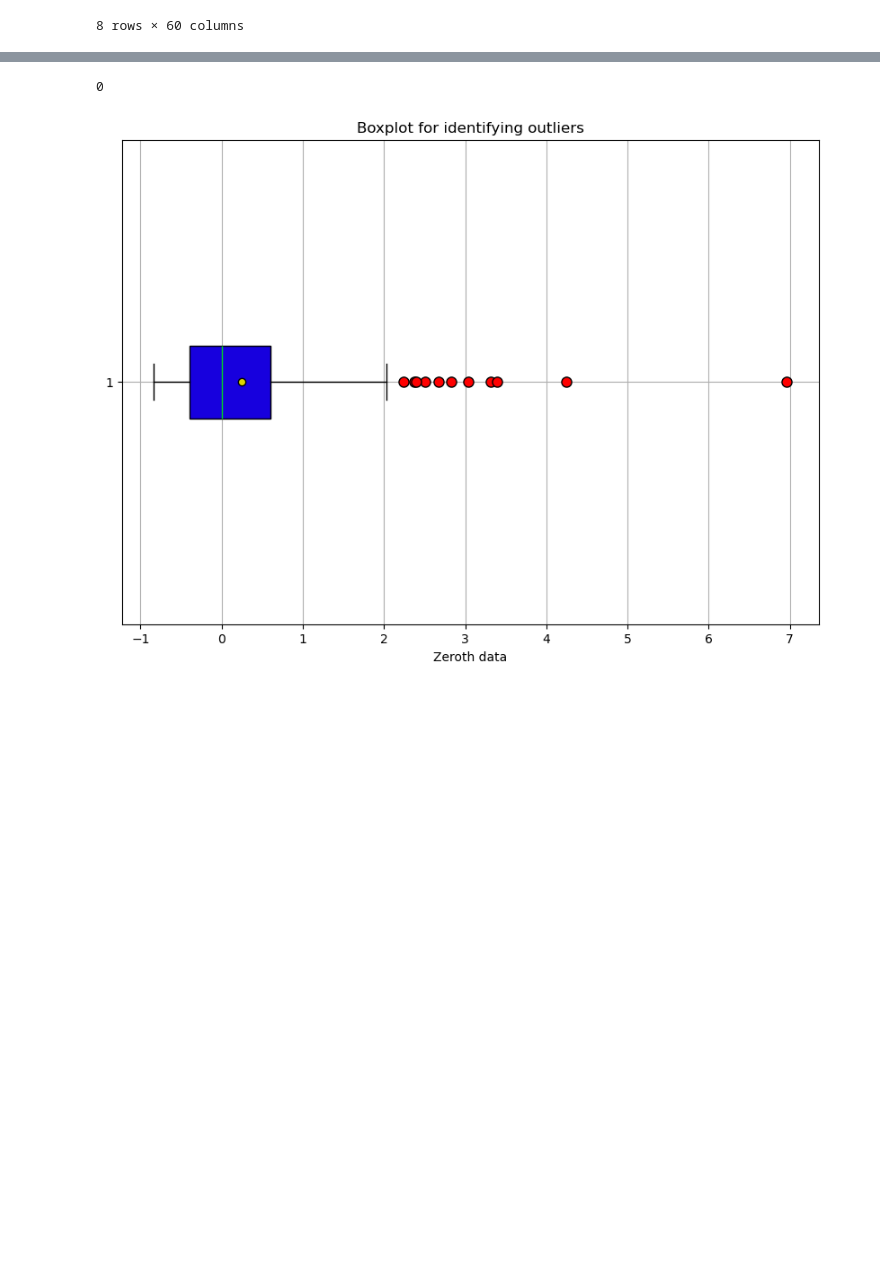
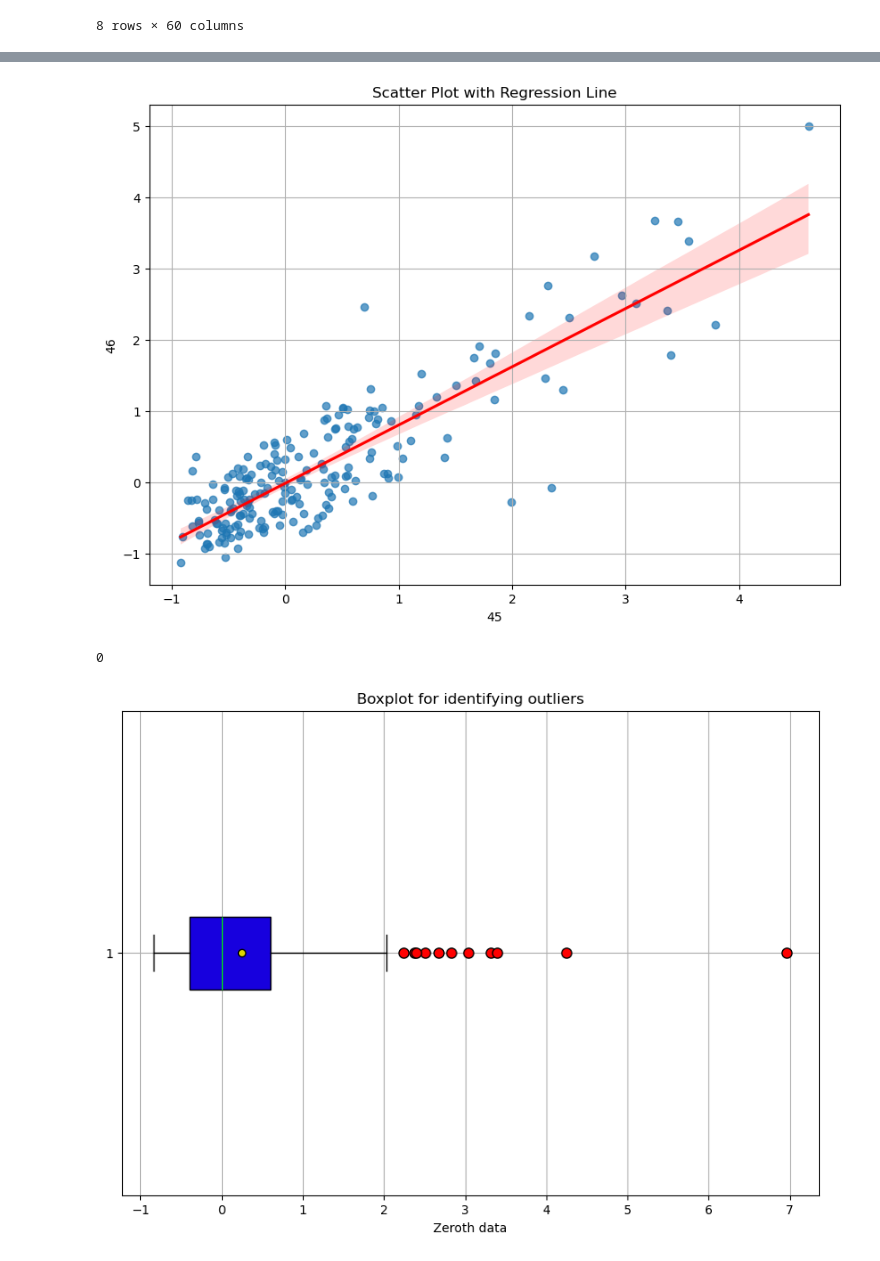
Before and after one commit to Malinda1/Rock_and_mine_prediction_through_neural_network, a Jupyter notebook: Rock_and_Mine_prediction.ipynb, the cells around one changed output, grey strips where cells are left out. Saved outputs shown, nothing was run; the diff lists cells and outputs as text; code cells hidden in the pictures; blank space fills up the shorter version.

```diff
--- a/Rock_and_Mine_prediction.ipynb
+++ b/Rock_and_Mine_prediction.ipynb
@@ -58,3 +84,14 @@ data01.describe()
+# %%
+# Create the scatter plot with regression line
+plt.figure(figsize=(10, 7))
+sns.regplot(x=data01[45], y=data01[46], data=data01, scatter_kws={'alpha':0.7}, line_kws={'color':'red'})
+plt.title("Scatter Plot with Regression Line")
+plt.xlabel("45")
+plt.ylabel("46")
+plt.grid(True)
+plt.show()
+# %% [output]
+[figure, added]
 # %%
 data01.isnull().sum().sum()
 # %% [output]
```
Also changed, not shown: parts of 6 cells of this notebook.
